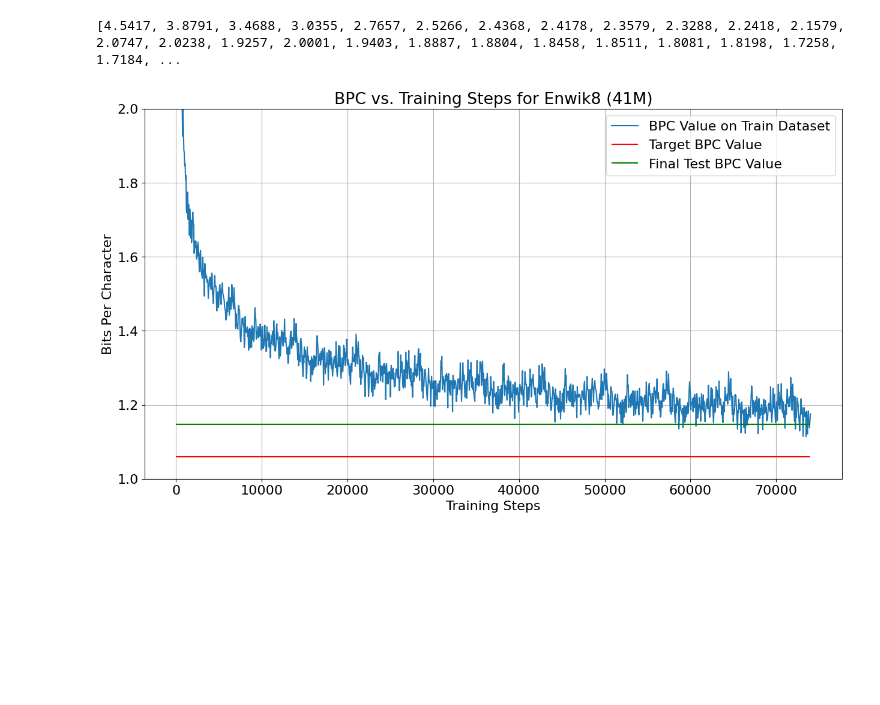
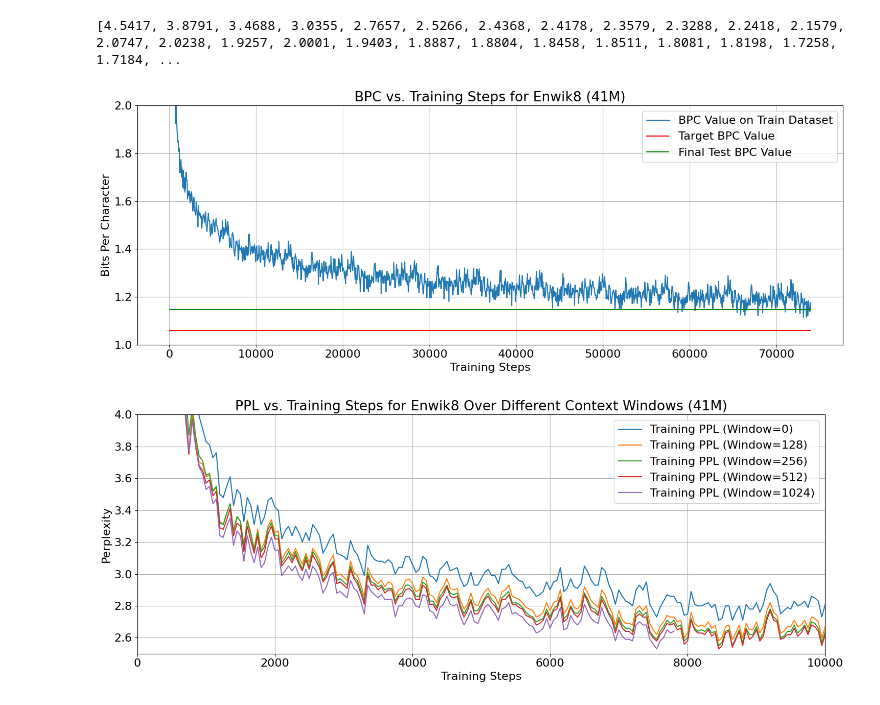
Before and after one commit to SamKhzym/transformer-xl, a Jupyter notebook: tf/analysis/cas_732_final_project.ipynb, the cells around one changed output. Drawn from its saved outputs; the diff is of its cells as text; code cells hidden in the pictures; blank space fills up the shorter version.

```diff
--- a/tf/analysis/cas_732_final_project.ipynb
+++ b/tf/analysis/cas_732_final_project.ipynb
@@ -43,19 +44,49 @@ plt.savefig('img/wt-103.svg')
 # %%
 step_num, loss, pplx, bpc, lr = get_train_info_from_file('enwik8_train.txt')
 print(bpc)
 plt.plot(step_num, bpc, label='BPC Value on Train Dataset')
 # plt.plot(step_num, bpc)
 plt.grid()
-plt.gcf().set_size_inches(15, 8)
+plt.gcf().set_size_inches(15, 6)
 plt.ylim(1,2)
 # plt.ylim(0.75,1.6)
 plt.hlines(1.06, xmin=0, xmax=step_num[-1], color='red', label='Target BPC Value')
 plt.hlines(1.1476, xmin=0, xmax=step_num[-1], color='green', label='Final Test BPC Value')
 plt.title('BPC vs. Training Steps for Enwik8 (41M)')
 plt.legend()
 plt.ylabel('Bits Per Character')
 plt.xlabel('Training Steps')
+plt.tight_layout()
 plt.savefig('img/enwik8.svg')
 # %% [output]
 [4.5417, 3.8791, 3.4688, 3.0355, 2.7657, 2.5266, 2.4368, 2.4178, 2.3579, 2.3288, 2.2418, 2.1579, 2.0747, 2.0238, 1.9257, 2.0001, 1.9403, 1.8887, 1.8804, 1.8458, 1.8511, 1.8081, 1.8198, 1.7258, 1.7184, ...
-[figure, old version]
+[figure, new version]
+# %%
+step_num_0, loss_0, pplx_0, bpc_0, lr_0 = get_train_info_from_file('tensorflow_debug_enwik8_10000_0.log')
+step_num_128, loss_128, pplx_128, bpc_128, lr_128 = get_train_info_from_file('tensorflow_debug_enwik8_10000_128.log')
+step_num_256, loss_256, pplx_256, bpc_256, lr_256 = get_train_info_from_file('tensorflow_debug_enwik8_10000_256.log')
+step_num_512, loss_512, pplx_512, bpc_512, lr_512 = get_train_info_from_file('tensorflow_debug_enwik8_10000_512.log')
+step_num_1024, loss_1024, pplx_1024, bpc_1024, lr_1024 = get_train_info_from_file('tensorflow_debug_enwik8_10000_1024.log')
+# print(bpc)
+plt.plot(step_num_0, pplx_0, label='Training PPL (Window=0)')
+plt.plot(step_num_128, pplx_128, label='Training PPL (Window=128)')
+plt.plot(step_num_256, pplx_256, label='Training PPL (Window=256)')
+plt.plot(step_num_512, pplx_512, label='Training PPL (Window=512)')
+plt.plot(step_num_1024, pplx_1024, label='Training PPL (Window=1024)')
+# plt.plot(step_num_256, pplx_256, label='PPLX Value on Train Dataset')
+# plt.plot(step_num, bpc)
+plt.grid()
+plt.gcf().set_size_inches(15, 6)
+plt.ylim(2.5, 4)
+plt.xlim(0, 10000)
+# plt.ylim(0.75,1.6)
+# plt.hlines(1.06, xmin=0, xmax=step_num[-1], color='red', label='Target BPC Value')
+# plt.hlines(1.1476, xmin=0, xmax=step_num[-1], color='green', label='Final Test BPC Value')
+plt.title('PPL vs. Training Steps for Enwik8 Over Different Context Windows (41M)')
+plt.legend()
+plt.ylabel('Perplexity')
+plt.xlabel('Training Steps')
+plt.tight_layout()
+plt.savefig('img/enwik8_contexts.svg')
+# %% [output]
+[figure, added]
```
Also changed, not shown: parts of 2 cells of this notebook, 28 other files.
